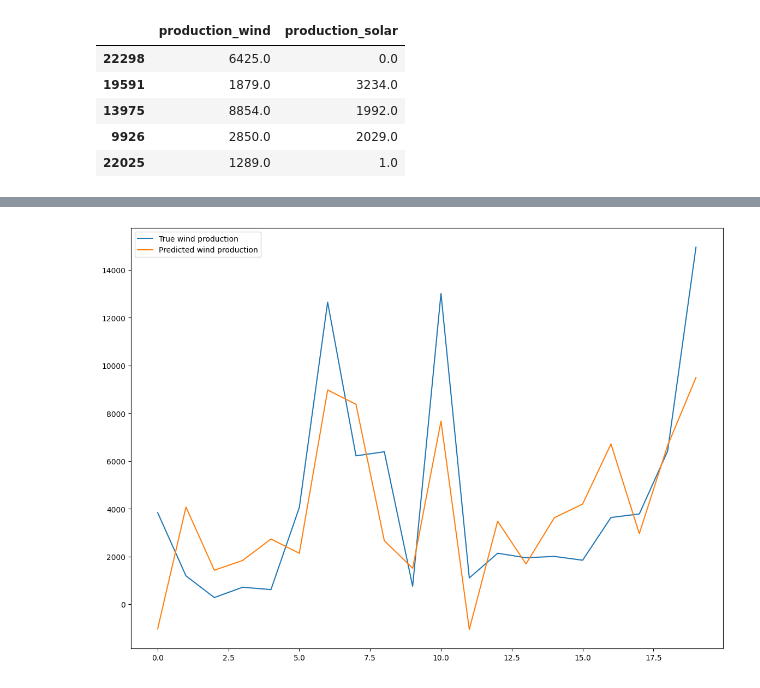
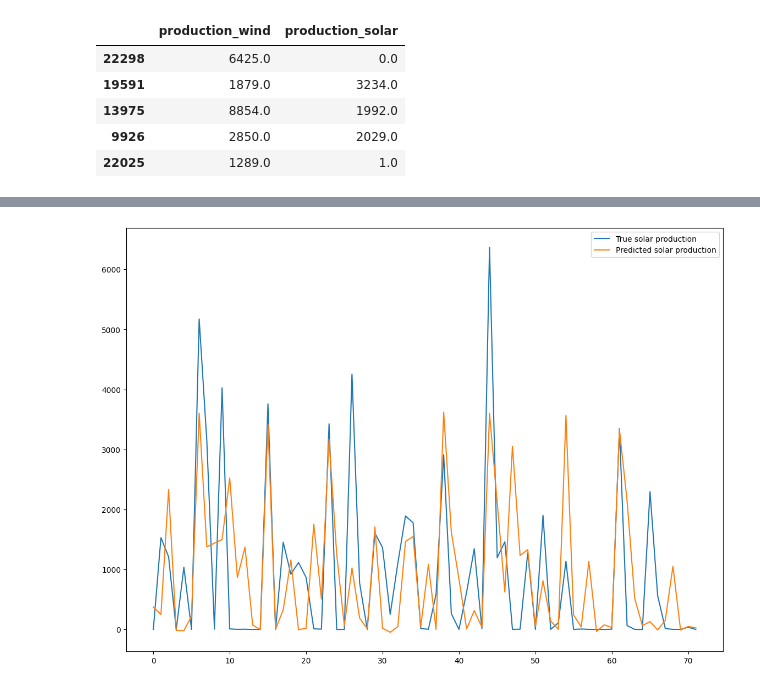
Before and after one commit to ibrahimmkhalid/data-228-project, a Jupyter notebook: model_svm.sync.ipynb, the cells around one changed output, grey strips where cells are left out. Saved outputs shown, nothing was run; the diff lists cells and outputs as text; code cells hidden in the pictures.

```diff
--- a/model_svm.sync.ipynb
+++ b/model_svm.sync.ipynb
@@ -23,6 +23,6 @@ df.shape
 # %% [output]
 (25771, 9)
 # %%
-df = df.sample(100, random_state=random_state)
+df = df.sample(1000, random_state=random_state)
 df.shape
 # %% [output]
@@ -107,8 +107,8 @@ grid_params = {
     "kernel": ["rbf", "linear", "poly", "sigmoid"]
 }
 # %%
-grid_search_wind = GridSearchCV(SVR(), grid_params, refit=True, verbose=3, n_jobs=-1, cv=3)
-grid_search_solar = GridSearchCV(SVR(), grid_params, refit=True, verbose=3, n_jobs=-1, cv=3)
+grid_search_wind = GridSearchCV(SVR(), grid_params, refit=True, n_jobs=-1, cv=3)
+grid_search_solar = GridSearchCV(SVR(), grid_params, refit=True, n_jobs=-1, cv=3)
 # %%
 grid_search_wind.fit(X_wind_train, y_wind_train)
 # %% [output]
@@ -144,0 +141,7 @@ Solar regression report:
+# %%
+range_n = 24*3
+plt.figure(figsize=(14, 10))
+plt.plot(y_wind_test.to_list()[:range_n], label="True wind production")
+plt.plot(y_wind_pred[:range_n], label="Predicted wind production")
+plt.legend()
+plt.show()
@@ -145,8 +150,8 @@ Solar regression report:
 # %%
 plt.figure(figsize=(14, 10))
-plt.plot(y_wind_test.to_list(), label="True wind production")
-plt.plot(y_wind_pred, label="Predicted wind production")
+plt.plot(y_solar_test.to_list()[:range_n], label="True solar production")
+plt.plot(y_solar_pred[:range_n], label="Predicted solar production")
 plt.legend()
 plt.show()
 # %% [output]
-[figure, old version]
+[figure, new version]
```
Also changed, not shown: parts of 11 cells of this notebook, 1 other file.
